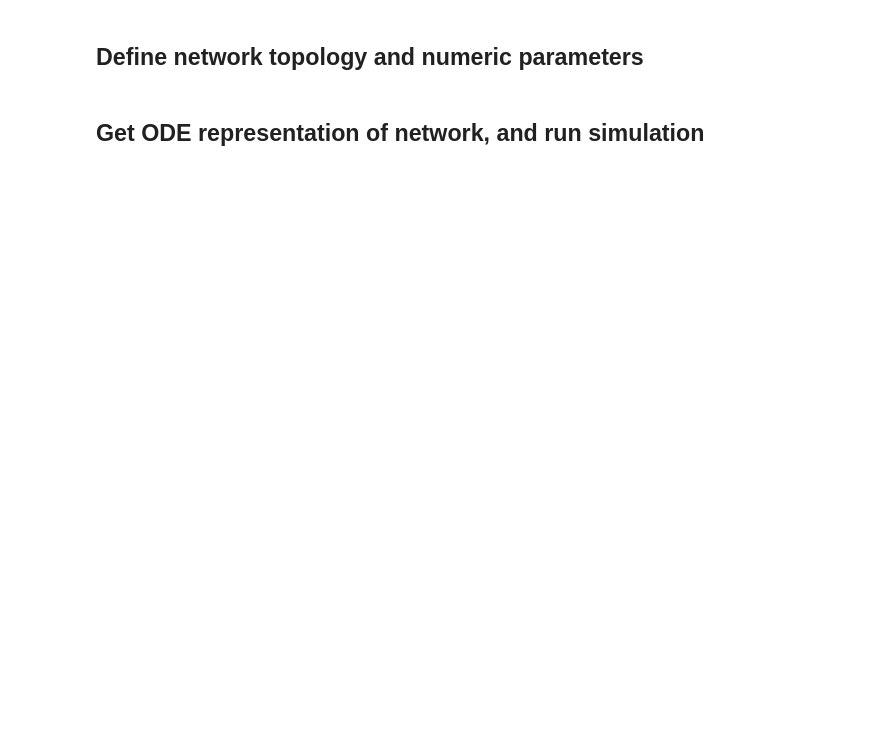
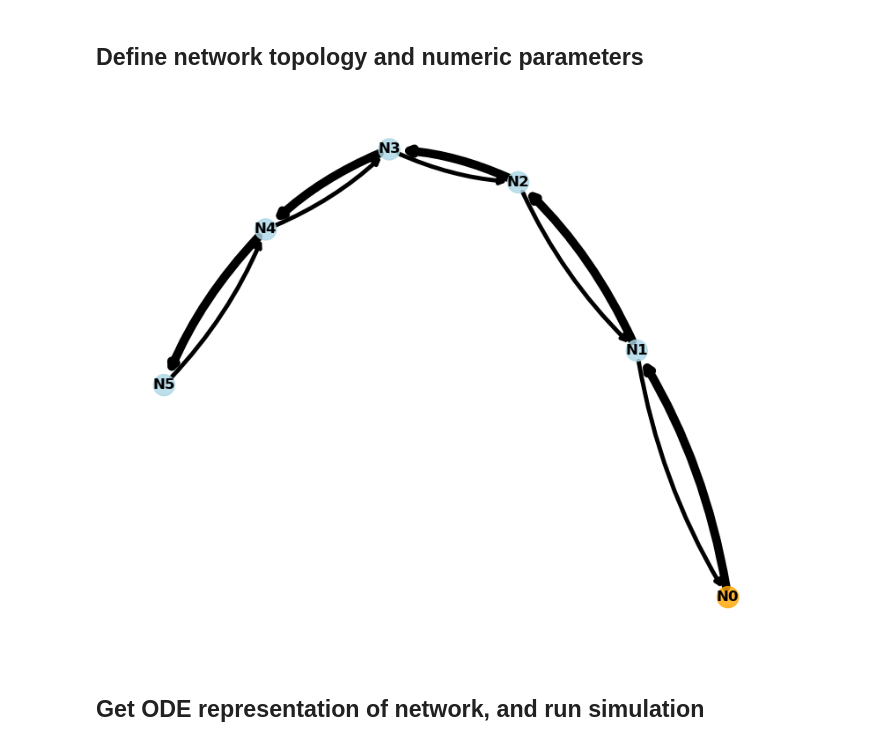
Before and after one commit to dkornai/SSD-in-Neurons, a Jupyter notebook: simulate_from_network.ipynb, the cells around one changed output. Saved outputs shown, nothing was run; the diff lists cells and outputs as text; code cells hidden in the pictures; blank space fills up the shorter version.

```diff
--- a/simulate_from_network.ipynb
+++ b/simulate_from_network.ipynb
@@ -97,7 +51,9 @@ start_state = [190, 20, 190, 20, 190, 20, 190, 20, 190, 20, 190, 20, 190, 20, 19
 # %%
-bio_param = {'c_b' : 0.1, 'mu_a' : 0.14, 'nss' : 200, 'delta' : 0.5, 'mu' : 0.07,'gamma_ant':0.10, 'gamma_ret':0.05}
-G, VARS, COMP, start_state = linear_network(5, bio_param, [190, 20])
+bio_param = {'c_b' : 0.1, 'mu_a' : 0.14, 'nss' : 100, 'delta' : 0.5, 'mu' : 0.07,'gamma_ant':0.14, 'gamma_ret':0.07}
+G, VARS, COMP, start_state = linear_network(6, bio_param, start_pop = [90, 20])
 plot_network(G)
+# %% [output]
+[figure, added]
 # %% [markdown]
 ## Get ODE representation of network, and run simulation
 # %%
```
Also changed, not shown: parts of 6 cells of this notebook, 6 other files.
